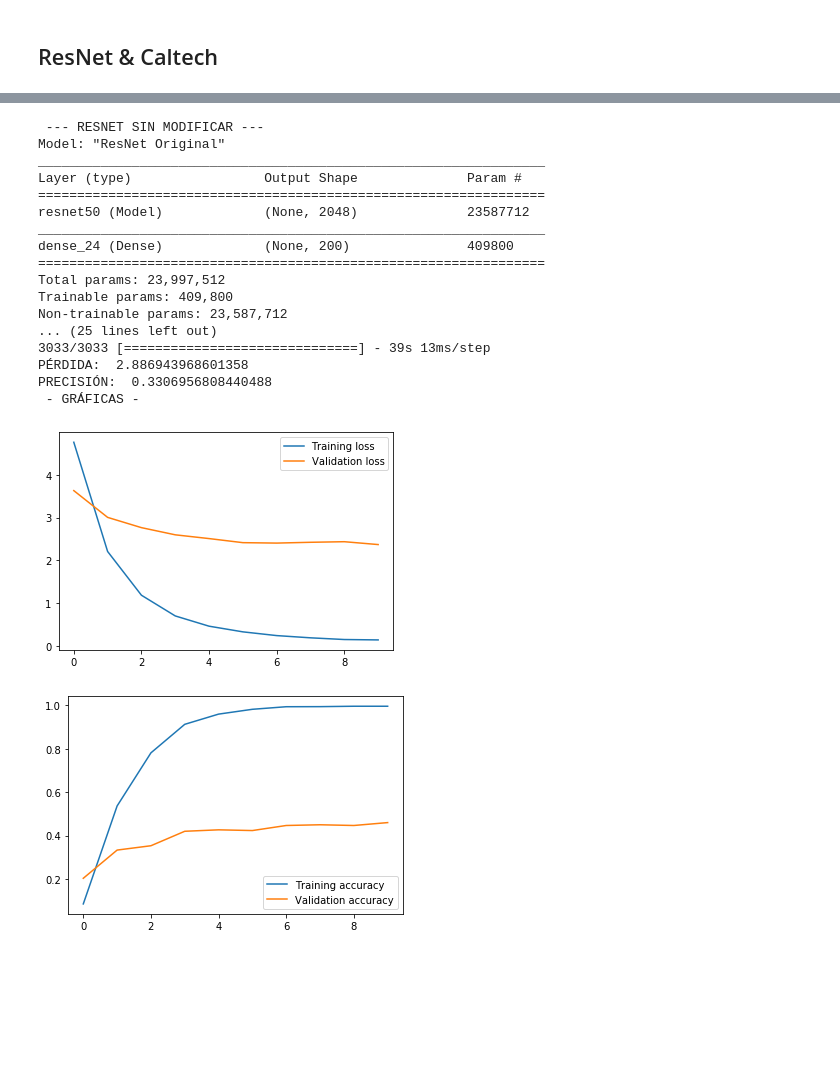
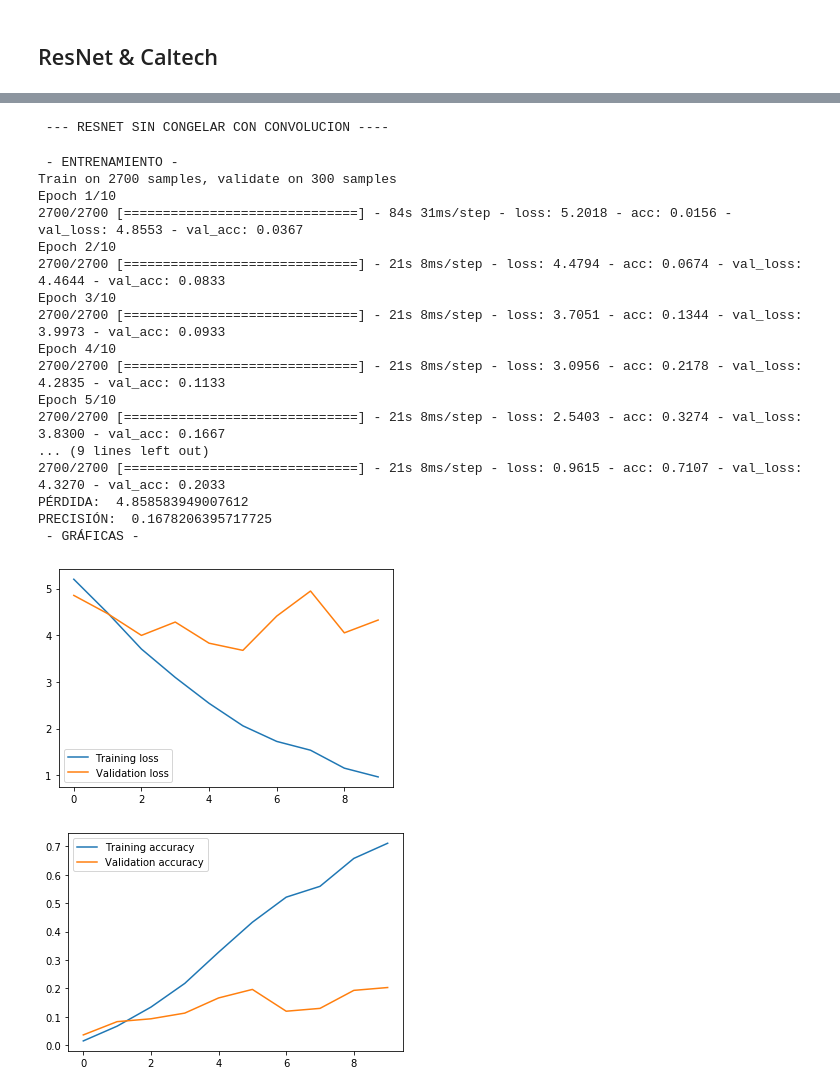
Before and after one commit to Ludvins/DGIIM_VC, a Jupyter notebook: Practica 2/Keras.ipynb, the cells around one changed output, grey strips where cells are left out. Saved outputs shown, nothing was run; the diff lists cells and outputs as text; code cells hidden in the pictures; blank space fills up the shorter version.

```diff
--- a/Practica 2/Keras.ipynb
+++ b/Practica 2/Keras.ipynb
@@ -89,8 +93,8 @@ Reads `Caltech` data in `x_train`, `y_train`, `x_test` y `y_test`
 def load_caltech_data():
 
     # Load files with paths
-    train_path = np.loadtxt(path + "lists/train.txt", dtype = str)
-    test_path = np.loadtxt(path + "lists/test.txt", dtype = str)
+    train_path = np.loadtxt(PATH + "lists/train.txt", dtype = str)
+    test_path = np.loadtxt(PATH + "lists/test.txt", dtype = str)
 
     # Read imgs
     print("Loading data...")
@@ -380,0 +379,7 @@ def modified_resnet_model_output_input():
+# %%
+def model_compile(model):
+    model.compile(
+        loss = keras.losses.categorical_crossentropy,
+        optimizer = SGD(lr = 0.01, decay = 1e-6, momentum = 0.9, nesterov = True),
+        metrics = ['accuracy']
+    )
@@ -419,0 +418,14 @@ def train_and_evaluate(model, train_data_generator, test_data_generator, load_da
+# %%
+def evaluate(model, x_test, y_test, test_datagen = None, verbose = 0):
+    if (verbose != 0):
+      print(" - RESULTADOS - ")
+    if test_datagen is None:
+      score = model.evaluate(x_test, y_test, verbose = verbose)
+    else:
+      score = model.evaluate_generator(
+        generator = test_datagen.flow(x_test, y_test, 1),
+        verbose = verbose
+      )
+
+    print('PÉRDIDA: ', score[0])
+    print('PRECISIÓN: ', score[1])
@@ -544,0 +613,5 @@ PRECISIÓN:  0.7
+# %%
+caltech_train, caltech_train_labels, caltech_test, caltech_test_labels = load_preprocessed_caltech_data()
+resnet50 = ResNet50(weights='imagenet', include_top=False, pooling="avg", input_shape=(224,224,3))
+caltech_train_features = extract_features(resnet50, caltech_train)
+caltech_test_features = extract_features(resnet50, caltech_test)
@@ -545,27 +745,30 @@ PRECISIÓN:  0.7
 # %%
-print(" --- RESNET SIN MODIFICAR --- ")
-m = basic_resnet_model(freeze = True)
-m.summary()
-h = train_and_evaluate(m, train_data_generator, test_data_generator, load_preprocessed_caltech_data, 32, 10, 1)
+print(" --- RESNET SIN CONGELAR CON CONVOLUCION ----")
+m = two_layers_conv_resnet_model()
+model_compile(m)
+h = train(m, caltech_train, caltech_train_labels, 32, 10, verbose=1)
+evaluate(m, caltech_test, caltech_test_labels)
+
 print(" - GRÁFICAS - ")
 show_evolution(h)
 # %% [output]
- --- RESNET SIN MODIFICAR ---
-Model: "ResNet Original"
-_________________________________________________________________
-Layer (type)                 Output Shape              Param #
-=================================================================
-resnet50 (Model)             (None, 2048)              23587712
-_________________________________________________________________
-dense_24 (Dense)             (None, 200)               409800
-=================================================================
-Total params: 23,997,512
-Trainable params: 409,800
-Non-trainable params: 23,587,712
-... (25 lines left out)
-3033/3033 [==============================] - 39s 13ms/step
-PÉRDIDA:  2.886943968601358
-PRECISIÓN:  0.3306956808440488
- - GRÁFICAS -
+ --- RESNET SIN CONGELAR CON CONVOLUCION ----
+ - ENTRENAMIENTO -
+Train on 2700 samples, validate on 300 samples
+Epoch 1/10
+2700/2700 [==============================] - 84s 31ms/step - loss: 5.2018 - acc: 0.0156 - val_loss: 4.8553 - val_acc: 0.0367
+Epoch 2/10
+2700/2700 [==============================] - 21s 8ms/step - loss: 4.4794 - acc: 0.0674 - val_loss: 4.4644 - val_acc: 0.0833
+Epoch 3/10
+2700/2700 [==============================] - 21s 8ms/step - loss: 3.7051 - acc: 0.1344 - val_loss: 3.9973 - val_acc: 0.0933
+Epoch 4/10
+2700/2700 [==============================] - 21s 8ms/step - loss: 3.0956 - acc: 0.2178 - val_loss: 4.2835 - val_acc: 0.1133
+Epoch 5/10
+2700/2700 [==============================] - 21s 8ms/step - loss: 2.5403 - acc: 0.3274 - val_loss: 3.8300 - val_acc: 0.1667
+... (9 lines left out)
+2700/2700 [==============================] - 21s 8ms/step - loss: 0.9615 - acc: 0.7107 - val_loss: 4.3270 - val_acc: 0.2033
+PÉRDIDA:  4.858583949007612
+PRECISIÓN:  0.1678206395717725
+ - GRÁFICAS -
-[figure, old version]
+[figure, new version]
-[figure, old version]
+[figure, new version]
```
Also changed, not shown: parts of 39 cells of this notebook.
